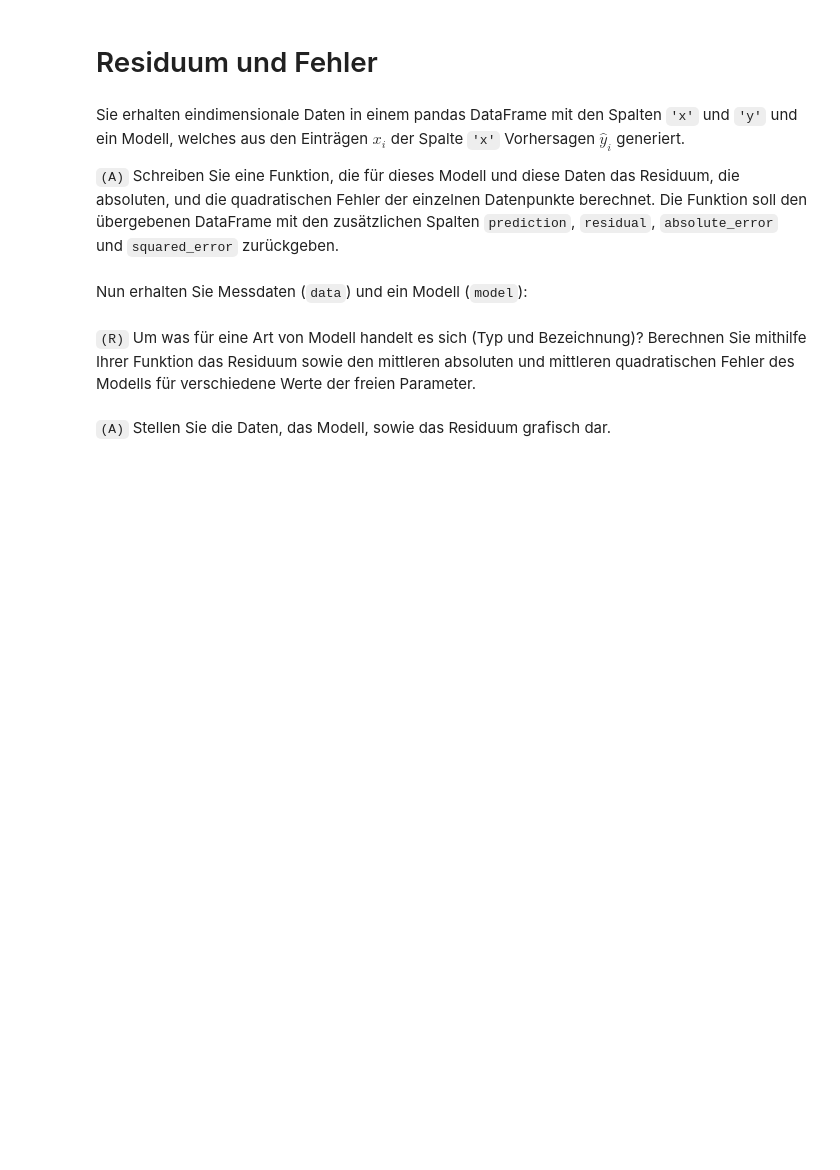
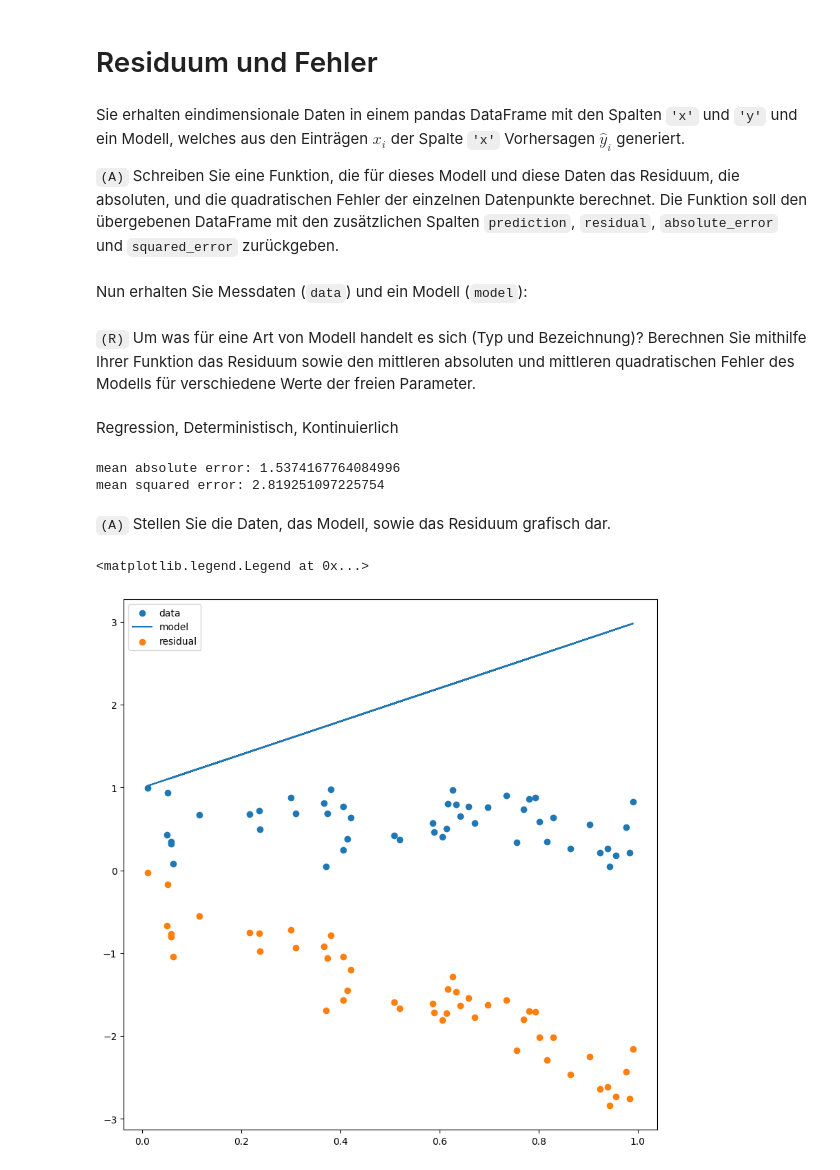
Before and after one commit to TimJoest/Datascience_2, a Jupyter notebook: MNM/Vorlesung/Pandas/7_models/Residuum_und_Fehler.ipynb, the cells around one changed output. Drawn from its saved outputs; the diff is of its cells as text; code cells hidden in the pictures; blank space fills up the shorter version.

```diff
--- a/MNM/Vorlesung/Pandas/7_models/Residuum_und_Fehler.ipynb
+++ b/MNM/Vorlesung/Pandas/7_models/Residuum_und_Fehler.ipynb
@@ -19,9 +25,28 @@ def model(a_0: float, a_1: float) -> callable:
     return lambda x: a_0 + a_1 * x
 # %% [markdown]
 `(R)` Um was für eine Art von Modell handelt es sich (Typ und Bezeichnung)? Berechnen Sie mithilfe Ihrer Funktion das Residuum sowie den mittleren absoluten und mittleren quadratischen Fehler des Modells für verschiedene Werte der freien Parameter.
+# %% [markdown]
+Regression, Deterministisch, Kontinuierlich
 # %%
-...
+a_0, a_1 = 1, 2
+
+errors = residuum(data, model(a_0, a_1))
+
+residual = errors['residual']
+print(f"mean absolute error: {errors['absolute_error'].mean()}")
+print(f"mean squared error: {errors['squared_error'].mean()}")
+# %% [output]
+mean absolute error: 1.5374167764084996
+mean squared error: 2.819251097225754
 # %% [markdown]
 `(A)` Stellen Sie die Daten, das Modell, sowie das Residuum grafisch dar.
 # %%
-...
+fig = plt.figure(figsize=(10, 10))
+ax = fig.add_subplot(111)
+ax.scatter(data['x'], data['y'], label='data')
+ax.plot(data['x'], data['prediction'], label='model')
+ax.scatter(data['x'], data['residual'], label='residual')
+ax.legend()
+# %% [output]
+<matplotlib.legend.Legend at 0x...>
+[figure, added]
```
Also changed, not shown: parts of 1 cell of this notebook, 2 other files.
